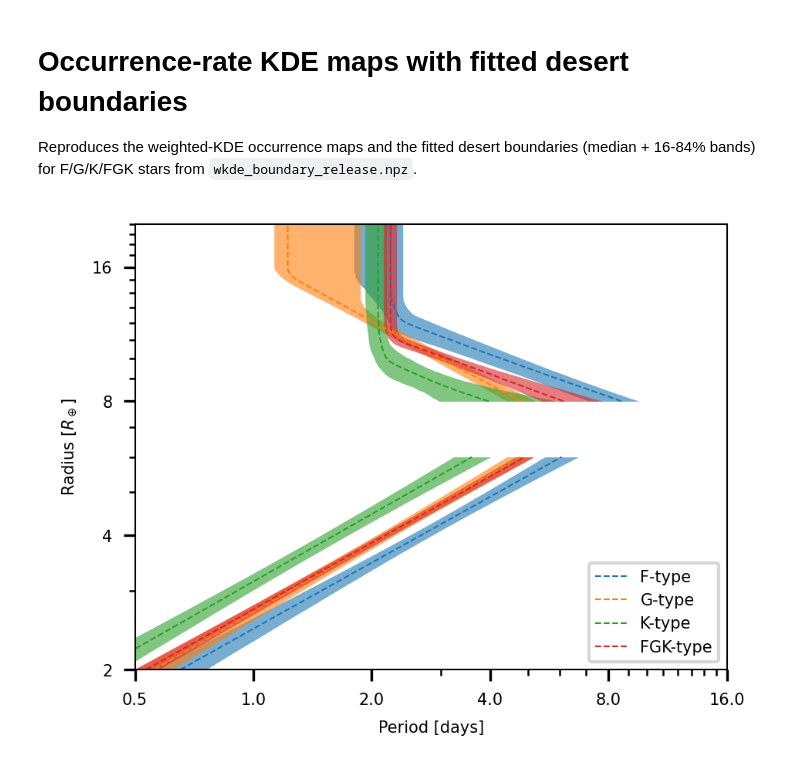
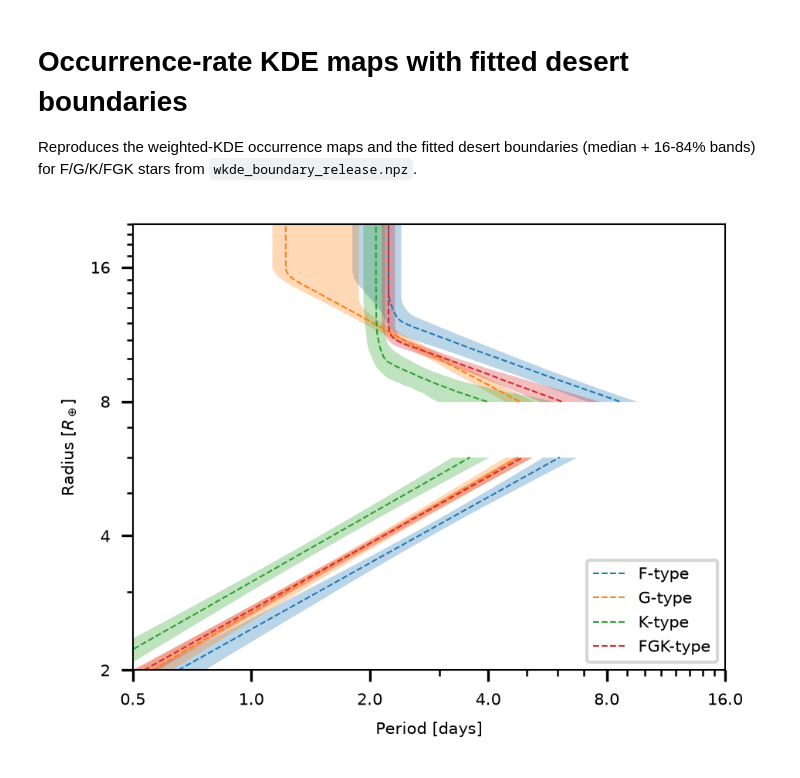
Before and after one commit to ckm3/NDesPlot, a Jupyter notebook: wKDE-boundaries.ipynb, the cells around one changed output. Drawn from its saved outputs; the diff is of its cells as text; code cells hidden in the pictures.

Commit message:
update alpha

```diff
--- a/wKDE-boundaries.ipynb
+++ b/wKDE-boundaries.ipynb
@@ -43,30 +43,30 @@ data = np.load("wkde_boundary_release.npz")
 # - kde_Z_F, kde_Z_G, kde_Z_K, kde_Z_FGK: 2D KDE occurrence maps for each spectral type
 # %%
 def _band(ax, R, P16, P50, P84, color="r", label=None):
-    ax.fill_betweenx(R, P16, P84, color=color, alpha=0.6, lw=0)
+    ax.fill_betweenx(R, P16, P84, color=color, alpha=0.3, lw=0)
     ax.plot(P50, R, c=color, ls="--", lw=0.5, label=label)
 
 fig, ax = plt.subplots()
 for t, c in zip(["F", "G", "K", "FGK"], ["C0", "C1", "C2", "C3"]):
     _band(ax, data["R_up"], *data[f"P_up_{t}"], color=c, label=f"{t}-type")  # upper desert boundary
     _band(ax, data["R_lo"], *data[f"P_lo_{t}"], color=c)  # lower 2D power-law contour
     # plt.loglog(data[f'P_up_{t}'][1], data['R_up'], ls='--', lw=1, label=t, c=c)
     # plt.loglog(data[f'P_lo_{t}'][1], data['R_lo'], ls='--', lw=1, c=c)
 
 plt.legend(loc="lower right")
 
 ax = plt.gca()
 ax.set(xscale="log", yscale="log", xlim=(0.5, 16), ylim=(2, 20), xlabel="Period [days]", ylabel="Radius [$R_\\oplus$]")
 ax.set_xticks([0.5, 1, 2, 4, 8, 16])
 ax.set_yticks([2, 4, 8, 16])
 ax.get_xaxis().set_major_formatter(matplotlib.ticker.ScalarFormatter())
 ax.xaxis.set_minor_formatter(matplotlib.ticker.NullFormatter())
 ax.xaxis.set_minor_locator(matplotlib.ticker.MultipleLocator(1))
 ax.get_yaxis().set_major_formatter(matplotlib.ticker.ScalarFormatter())
 ax.yaxis.set_minor_formatter(matplotlib.ticker.NullFormatter())
 ax.yaxis.set_minor_locator(matplotlib.ticker.MultipleLocator(1))
 # %% [output]
-[figure, old version]
+[figure, new version]
 # %%
 M_star_types = {
     "F": 1.3,
```
Also changed, not shown: parts of 2 cells of this notebook.
